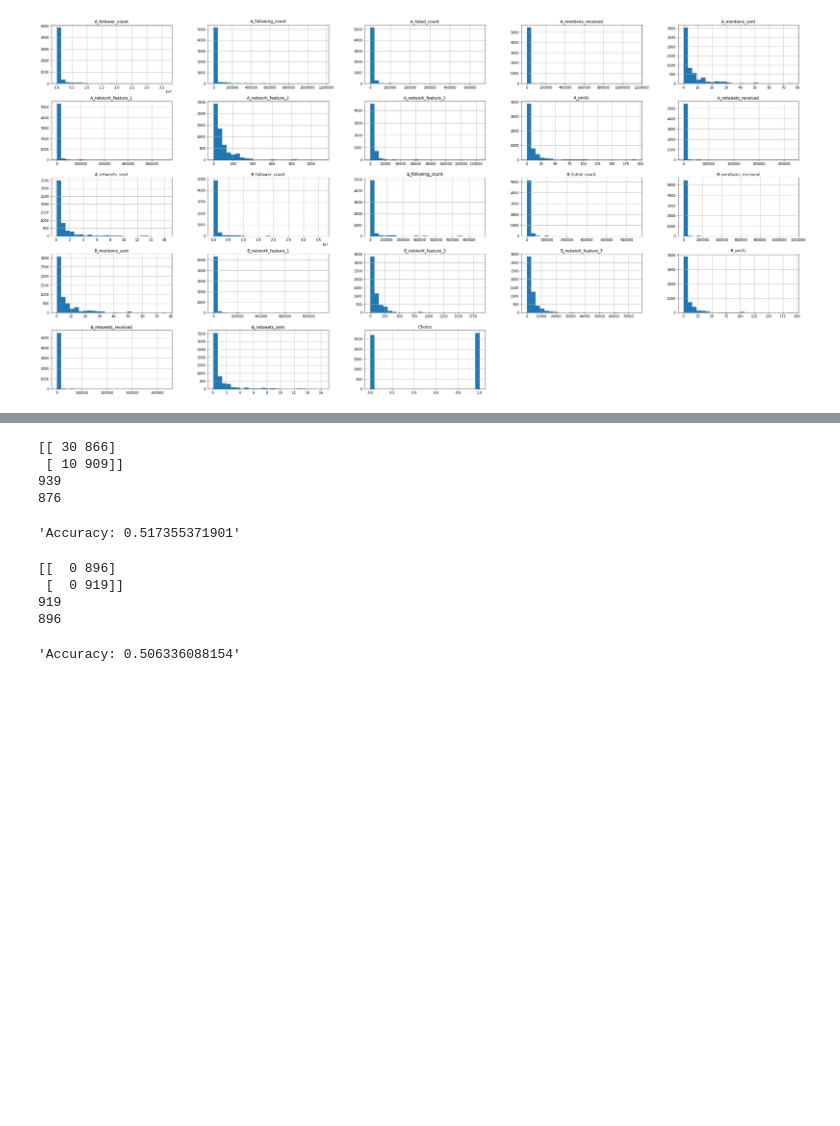
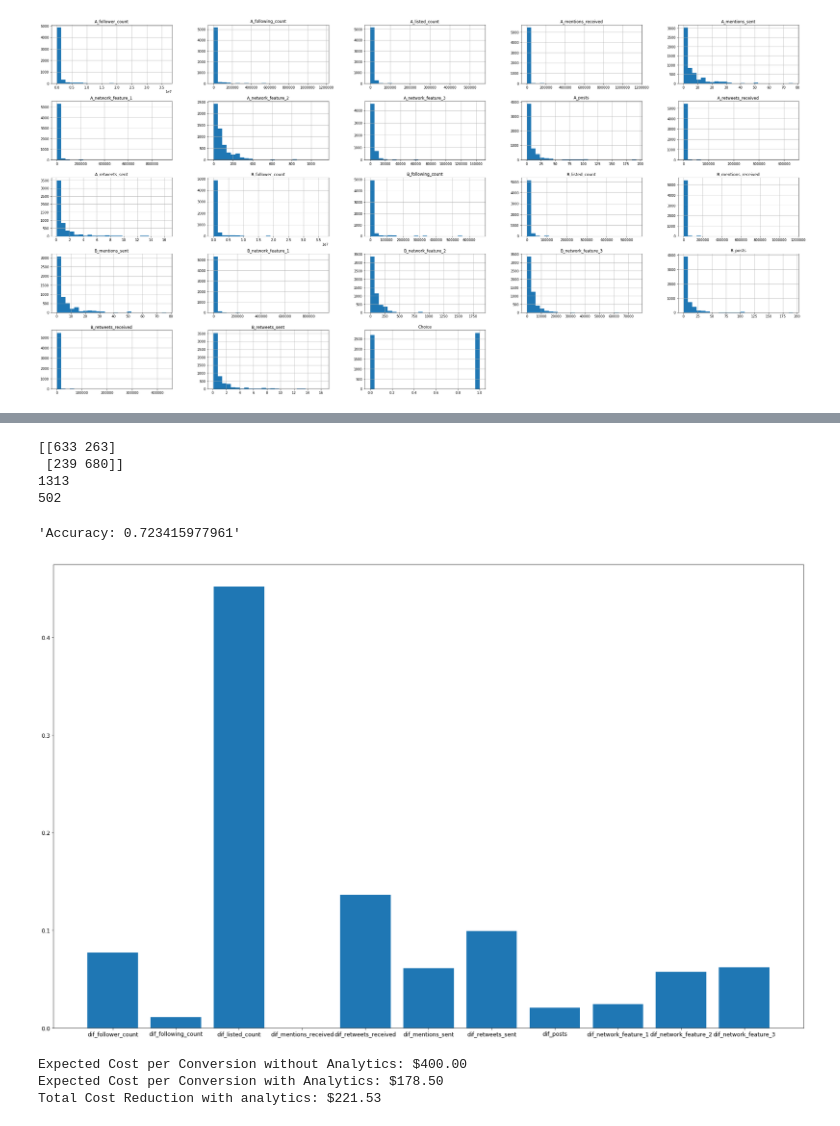
Before and after one commit to JakeTheWise/socialitics, a Jupyter notebook: proj1/q1/q1.ipynb, the cells around one changed output, grey strips where cells are left out. Cells and saved outputs as stored; diff of their text form; code cells hidden in the pictures; blank space fills up the shorter version.

```diff
--- a/proj1/q1/q1.ipynb
+++ b/proj1/q1/q1.ipynb
@@ -205,23 +133,36 @@ array([[ -6.57968918e+00,   1.26534047e+00,   1.07932763e+02,
 # %%
-from sklearn import svm
-clf = svm.SVC()
-clf.fit(X_train, y_train)
-svm_pred = clf.predict(X_test)
-evaluate_model(clf)
+from sklearn.svm import LinearSVC
+clf = LinearSVC(penalty = 'l1',C = .01,dual = False)
+clf.fit(X_train_scaled, np.array(y_train))
+evaluate_model(clf,is_scaled = True)
 # %% [output]
-[[ 30 866]
- [ 10 909]]
-939
-876
+[[633 263]
+ [239 680]]
+1313
+502
-'Accuracy: 0.517355371901'
+'Accuracy: 0.723415977961'
-# %%
-clf = svm.SVC()
-clf.fit(X_train_scale_std, y_train)
-svm_pred = clf.predict(X_test_scale_std)
-evaluate_model(clf)
-# %% [output]
-[[  0 896]
- [  0 919]]
-919
-896
-'Accuracy: 0.506336088154'
+# %%
+svmImportance = pd.DataFrame({'Feature':list(X_train.columns),'Importance':list(np.abs(clf.coef_[0]))})
+svmImportance.Importance=svmImportance.Importance.map(lambda x: x/ sum(svmImportance.Importance))
+plt.figure(figsize = (30,19))
+plt.bar(range(len(X_train.columns)),svmImportance.Importance,tick_label = X_train.columns)
+plt.tick_params(axis = 'both',labelsize = 12.5)
+plt.show()
+# %% [output]
+[figure, added]
+# %%
+best_model_accuracy = 0.747107438017
+profit_margin = 10
+influencer_follower_buy_prob = .05
+influencer_tweet_twice_buy_prob = .075
+cost_other_all = 5
+percent_of_times_influencer_selected = .5
+dollars_per_conversion_no_analytics = 10 /( (influencer_follower_buy_prob) * percent_of_times_influencer_selected)
+dollars_per_conversion_analytics = 10/ (best_model_accuracy * influencer_tweet_twice_buy_prob)
+print("Expected Cost per Conversion without Analytics: $" + str(dollars_per_conversion_no_analytics) + "0")
+print("Expected Cost per Conversion with Analytics: $" + str(round(dollars_per_conversion_analytics,1)) + "0")
+print("Total Cost Reduction with analytics: $" + str(round(dollars_per_conversion_no_analytics - dollars_per_conversion_analytics,2)))
+# %% [output]
+Expected Cost per Conversion without Analytics: $400.00
+Expected Cost per Conversion with Analytics: $178.50
+Total Cost Reduction with analytics: $221.53
```
Also changed, not shown: parts of 17 cells of this notebook.
